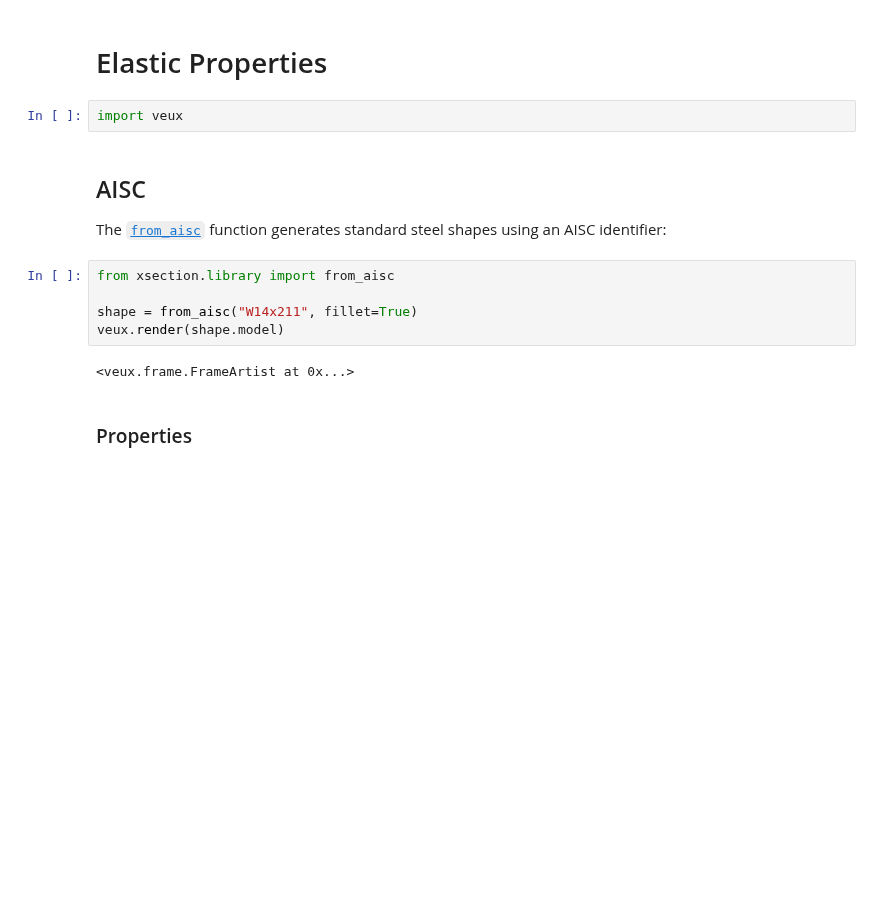
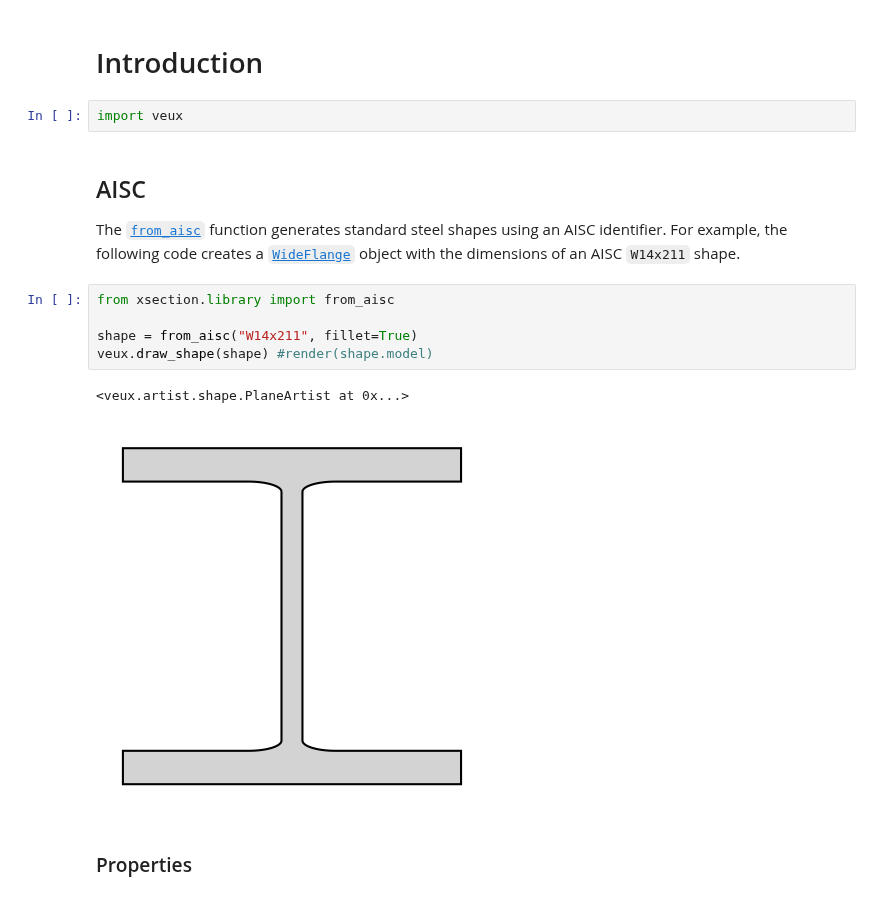
Before and after one commit to FEDEASLab/xsection, a Jupyter notebook: docs/examples/introduction.ipynb, the cells around one changed output. Saved outputs shown, nothing was run; the diff lists cells and outputs as text; blank space fills up the shorter version.

```diff
--- a/docs/examples/introduction.ipynb
+++ b/docs/examples/introduction.ipynb
@@ -1,18 +1,20 @@
 # %% [markdown]
-# Elastic Properties
+# Introduction
 # %%
 import veux
 # %% [markdown]
 ## AISC
 
-The [`from_aisc`](https://peer-open-source.github.io/xsection/api/library/from_aisc.html) function generates standard steel shapes using an AISC identifier:
+The [`from_aisc`](https://peer-open-source.github.io/xsection/api/library/from_aisc.html) function generates standard steel shapes using an AISC identifier.
+For example, the following code creates a [`WideFlange`](https://peer-open-source.github.io/xsection/api/library/WideFlange.html) object with the dimensions of an AISC `W14x211` shape.
 # %%
 from xsection.library import from_aisc
 
 shape = from_aisc("W14x211", fillet=True)
-veux.render(shape.model)
+veux.draw_shape(shape) #render(shape.model)
 # %% [output]
-<veux.frame.FrameArtist at 0x...>
+<veux.artist.shape.PlaneArtist at 0x...>
+[figure, added]
 # %% [markdown]
 ### Properties
 # %% [markdown]
```
